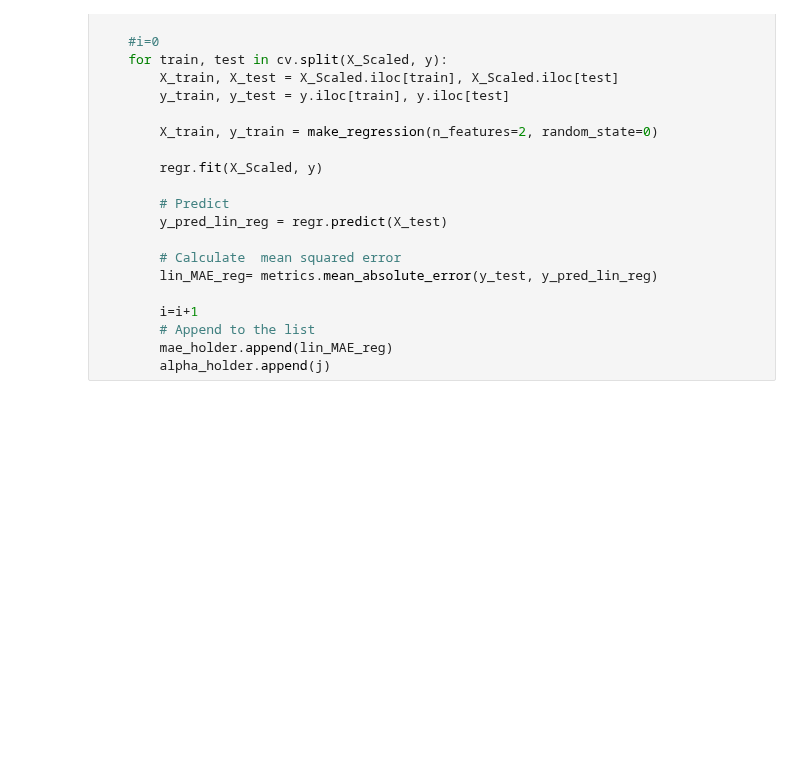
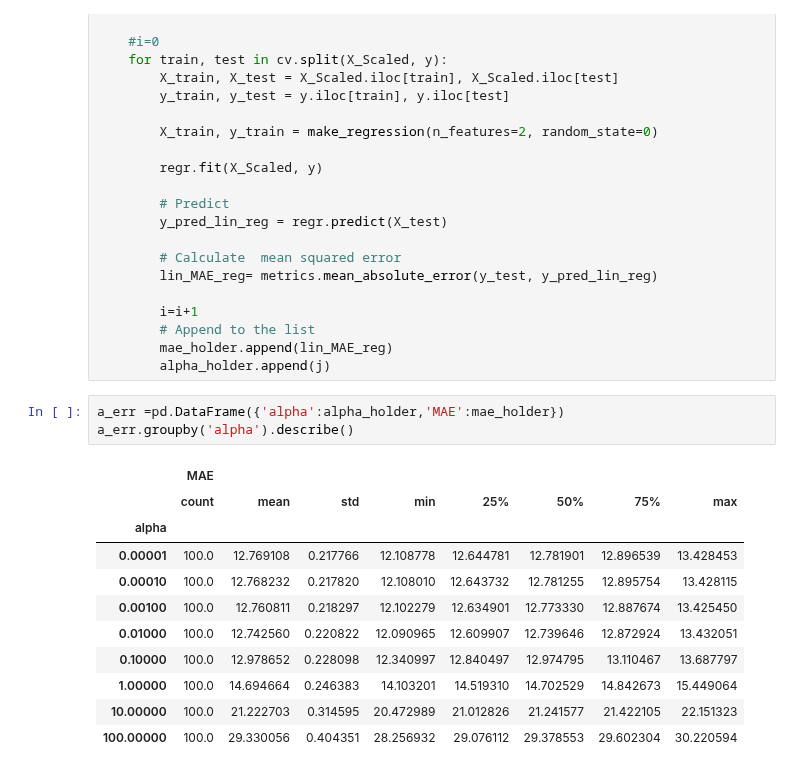
Before and after one commit to boneeyah/QTW, a Jupyter notebook: Case Study 1/Case_Study_1.ipynb, the cells around one changed output. Saved outputs shown, nothing was run; the diff lists cells and outputs as text; blank space fills up the shorter version.

```diff
--- a/Case Study 1/Case_Study_1.ipynb
+++ b/Case Study 1/Case_Study_1.ipynb
@@ -335,4 +329,19 @@ for k in rseeds:
         # Append to the list
         mae_holder.append(lin_MAE_reg)
         alpha_holder.append(j)
+# %%
+a_err =pd.DataFrame({'alpha':alpha_holder,'MAE':mae_holder})
+a_err.groupby('alpha').describe()
+# %% [output]
+|  | MAE |  |  |  |  |  |  |  |
+|  | count | mean | std | min | 25% | 50% | 75% | max |
+| alpha |  |  |  |  |  |  |  |  |
+| 0.00001 | 100.0 | 12.769108 | 0.217766 | 12.108778 | 12.644781 | 12.781901 | 12.896539 | 13.428453 |
+| 0.00010 | 100.0 | 12.768232 | 0.217820 | 12.108010 | 12.643732 | 12.781255 | 12.895754 | 13.428115 |
+| 0.00100 | 100.0 | 12.760811 | 0.218297 | 12.102279 | 12.634901 | 12.773330 | 12.887674 | 13.425450 |
+| 0.01000 | 100.0 | 12.742560 | 0.220822 | 12.090965 | 12.609907 | 12.739646 | 12.872924 | 13.432051 |
+| 0.10000 | 100.0 | 12.978652 | 0.228098 | 12.340997 | 12.840497 | 12.974795 | 13.110467 | 13.687797 |
+| 1.00000 | 100.0 | 14.694664 | 0.246383 | 14.103201 | 14.519310 | 14.702529 | 14.842673 | 15.449064 |
+| 10.00000 | 100.0 | 21.222703 | 0.314595 | 20.472989 | 21.012826 | 21.241577 | 21.422105 | 22.151323 |
+| 100.00000 | 100.0 | 29.330056 | 0.404351 | 28.256932 | 29.076112 | 29.378553 | 29.602304 | 30.220594 |
 # %%
```
Also changed, not shown: parts of 3 cells of this notebook.
